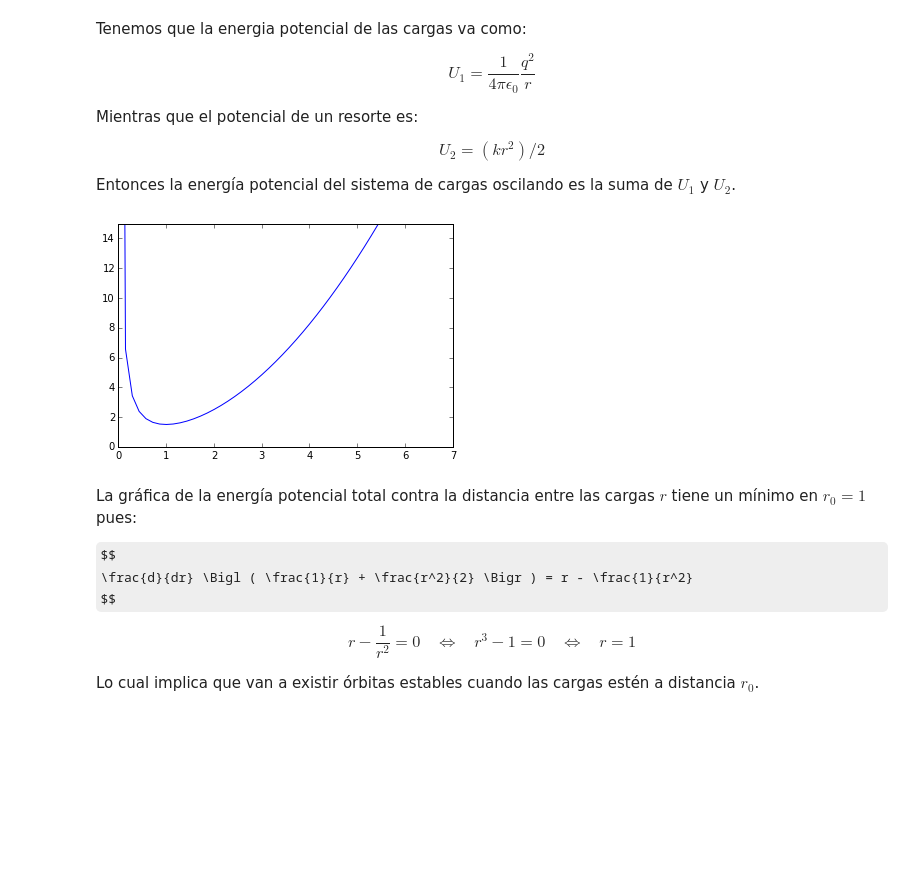
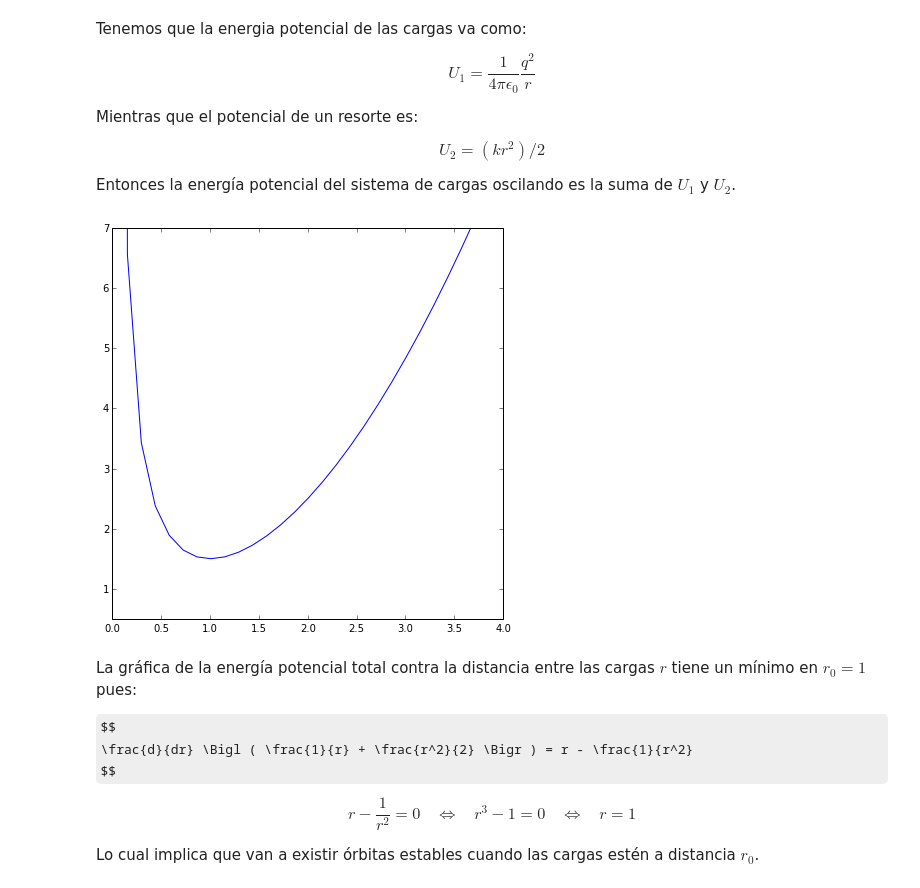
Before and after one commit to Erandii/Tareas, a Jupyter notebook: Tareas/TAREA-EXAMEN.1/Pregunta_2.ipynb, the cells around one changed output. Saved outputs shown, nothing was run; the diff lists cells and outputs as text; code cells hidden in the pictures; some formulas as TeX source; blank space fills up the shorter version.

```diff
--- a/Tareas/TAREA-EXAMEN.1/Pregunta_2.ipynb
+++ b/Tareas/TAREA-EXAMEN.1/Pregunta_2.ipynb
@@ -29,12 +29,14 @@ def energia_potencial(r):
     u_2 = 0.5*(r**2)
     return u_1+u_2
 # %%
+fig=figure(figsize=(7,7))
 r = linspace(0.01,7)
 plot(r,energia_potencial(r))
-ylim([0,15])
+ylim([0.5,7])
+xlim([0,4])
 show()
 # %% [output]
-[figure, old version]
+[figure, new version]
 # %% [markdown]
  La gráfica de la energía potencial total contra la distancia entre las cargas $r$ tiene un mínimo en $r_0 = 1$ pues:
 
```
Also changed, not shown: parts of 18 cells of this notebook, 4 other files.
